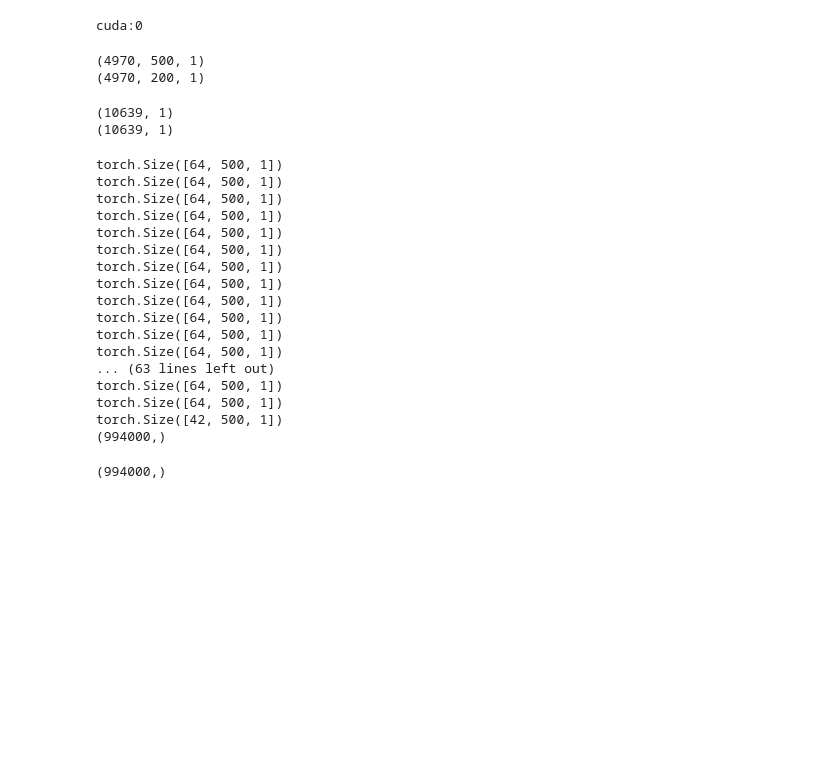
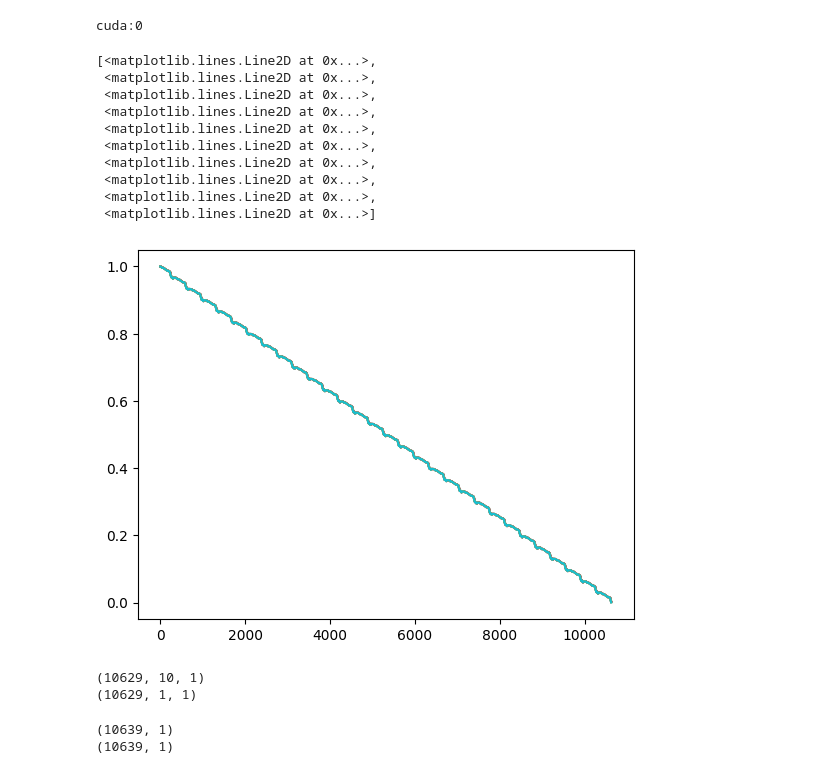
Before and after one commit to fertile04/HoHo, a Jupyter notebook: SOC/new_prac_tf(soc_data)(plan_2) copy.ipynb, the cells around one changed output. Drawn from its saved outputs; the diff is of its cells as text; code cells hidden in the pictures; blank space fills up the shorter version.

```diff
--- a/SOC/new_prac_tf(soc_data)(plan_2) copy.ipynb
+++ b/SOC/new_prac_tf(soc_data)(plan_2) copy.ipynb
@@ -24,10 +24,17 @@ print(device)
 # %% [output]
 cuda:0
 # %%
+mm_scaler = MinMaxScaler()
+
 class StrideDataset(Dataset):
     def __init__(self, file_path, enc_seq_len, target_seq_len, x_size, stride=5):
         df = pd.read_csv(file_path)
+
         self.data = df.iloc[x_size:, 13:14].values
+        self.data = self.data.squeeze()
+        self.data = mm_scaler.fit_transform(self.data.reshape(-1, 1))
+        self.data = self.data.squeeze()
+
         self.length = len(df) - x_size
 
         num_samples = (self.length - enc_seq_len - target_seq_len) // stride + 1 #stride씩 움직일 때 생기는 총 sample 개수
@@ -35,7 +42,6 @@ class StrideDataset(Dataset):
         src = np.zeros([enc_seq_len, num_samples])
         trg = np.zeros([target_seq_len, num_samples])
 
-        self.data = self.data.squeeze()
 
         for i in np.arange(num_samples):
             start_x = stride*i
@@ -82,15 +88,29 @@ class CustomDataset(Dataset):
     def __len__(self):
         return self.length
 # %%
-train_dataset = StrideDataset("DST_80.csv", 500, 200, 1919, stride=2)
+train_dataset = StrideDataset("DST_80.csv", 10, 1, 1919, stride=1)
+train_dataloader = DataLoader(train_dataset, batch_size=128, shuffle=False, drop_last=False)
 dataset_d = CustomDataset("DST_80.csv", 1919)
-train_dataloader = DataLoader(train_dataset, batch_size=64, shuffle=False, drop_last=False)
+# %%
+plt.plot(train_dataset.src.squeeze())
+# %% [output]
+[<matplotlib.lines.Line2D at 0x...>,
+ <matplotlib.lines.Line2D at 0x...>,
+ <matplotlib.lines.Line2D at 0x...>,
+ <matplotlib.lines.Line2D at 0x...>,
+ <matplotlib.lines.Line2D at 0x...>,
+ <matplotlib.lines.Line2D at 0x...>,
+ <matplotlib.lines.Line2D at 0x...>,
+ <matplotlib.lines.Line2D at 0x...>,
+ <matplotlib.lines.Line2D at 0x...>,
+ <matplotlib.lines.Line2D at 0x...>]
+[figure, added]
 # %%
 print(train_dataset.src.shape)
 print(train_dataset.trg.shape)
 # %% [output]
-(4970, 500, 1)
-(4970, 200, 1)
+(10629, 10, 1)
+(10629, 1, 1)
 # %%
 print(dataset_d.y.shape)
 print(dataset_d.y.shape)
@@ -222,37 +209,0 @@ eval_dataloader = DataLoader(eval_dataset, batch_size=64, shuffle=False, drop_la
-# %%
-model.eval()
-
-predictions = np.array([])
-
-with torch.no_grad():
-    for (inputs, outputs) in eval_dataloader:
-        src_mask = model.generate_square_subsequent_mask(inputs.shape[1]).to(device)
-        print(inputs.shape)
-        to_numpy = model(inputs.float().to(device), src_mask).detach().cpu().numpy()
-
-        predictions = np.append(predictions, to_numpy)
-
-
-print(predictions.shape)
-# %% [output]
-torch.Size([64, 500, 1])
-torch.Size([64, 500, 1])
-torch.Size([64, 500, 1])
-torch.Size([64, 500, 1])
-torch.Size([64, 500, 1])
-torch.Size([64, 500, 1])
-torch.Size([64, 500, 1])
-torch.Size([64, 500, 1])
-torch.Size([64, 500, 1])
-torch.Size([64, 500, 1])
-torch.Size([64, 500, 1])
-torch.Size([64, 500, 1])
-... (63 lines left out)
-torch.Size([64, 500, 1])
-torch.Size([64, 500, 1])
-torch.Size([42, 500, 1])
-(994000,)
-# %%
-predictions.shape
-# %% [output]
-(994000,)
```
Also changed, not shown: parts of 9 cells of this notebook, 5 other files.
